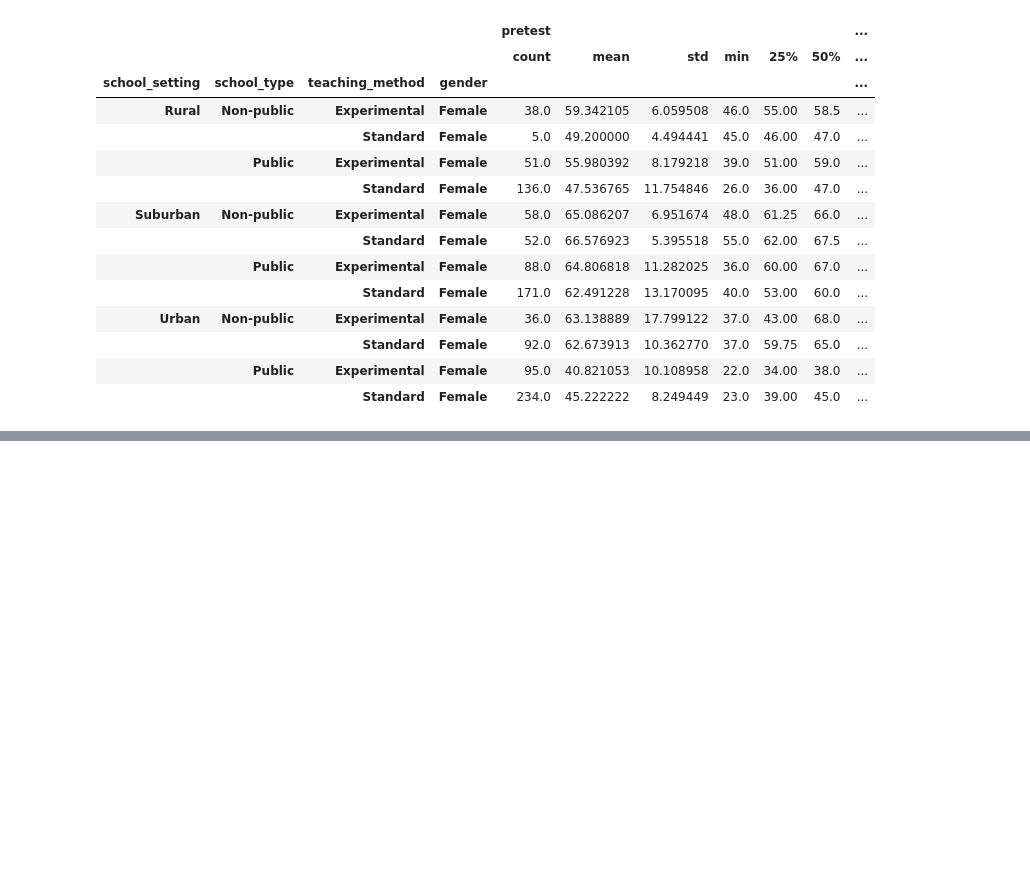
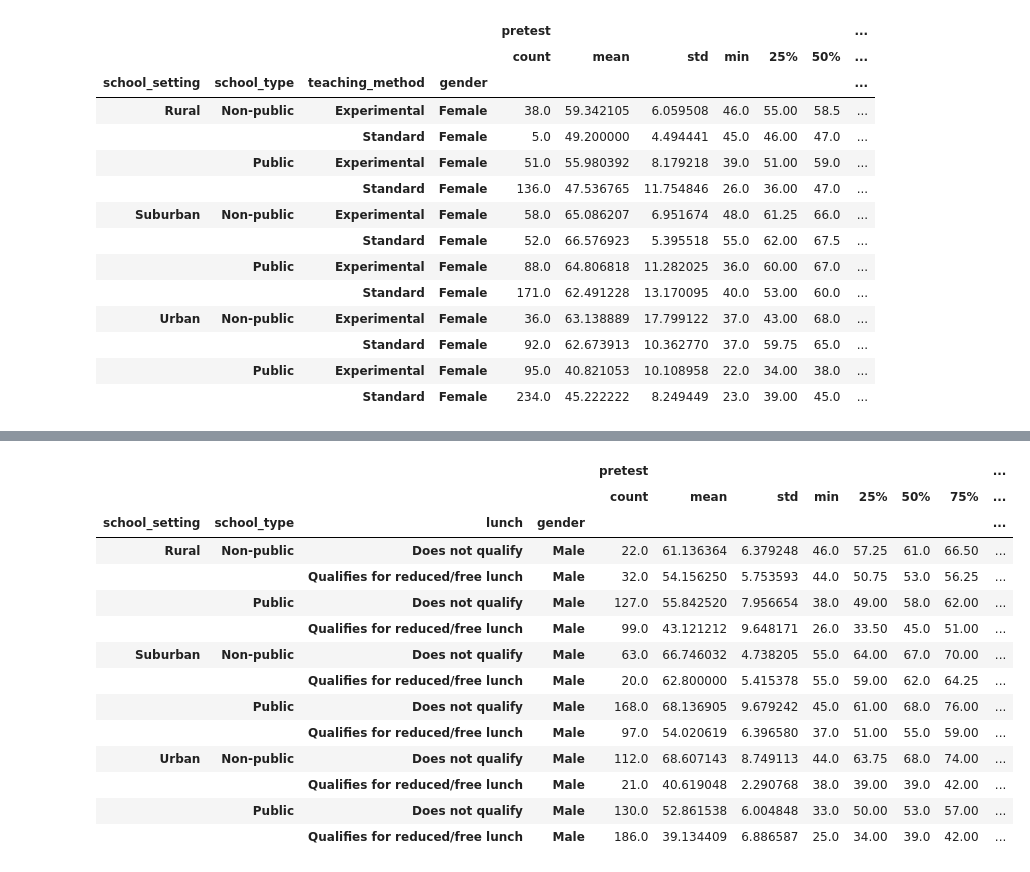
Before and after one commit to augusto-roct/ExportModel, a Jupyter notebook: src/models/kaggle/testScoresOfStudents/notebook/analisys.ipynb, the cells around one changed output, grey strips where cells are left out. Cells and saved outputs as stored; diff of their text form; code cells hidden in the pictures; blank space fills up the shorter version.

```diff
--- a/src/models/kaggle/testScoresOfStudents/notebook/analisys.ipynb
+++ b/src/models/kaggle/testScoresOfStudents/notebook/analisys.ipynb
@@ -141,0 +161,19 @@ dfSettingTypeMethodGender
+# %%
+dfSettingTypeLunchGender = df.drop('n_student', axis=1).groupby(['school_setting', 'school_type', 'lunch', 'gender']).describe().query("gender == 'Male'")
+dfSettingTypeLunchGender
+# %% [output]
+|  |  |  |  | pretest |  |  |  |  |  |  | ... |
+|  |  |  |  | count | mean | std | min | 25% | 50% | 75% | ... |
+| school_setting | school_type | lunch | gender |  |  |  |  |  |  |  | ... |
+| Rural | Non-public | Does not qualify | Male | 22.0 | 61.136364 | 6.379248 | 46.0 | 57.25 | 61.0 | 66.50 | ... |
+|  |  | Qualifies for reduced/free lunch | Male | 32.0 | 54.156250 | 5.753593 | 44.0 | 50.75 | 53.0 | 56.25 | ... |
+|  | Public | Does not qualify | Male | 127.0 | 55.842520 | 7.956654 | 38.0 | 49.00 | 58.0 | 62.00 | ... |
+|  |  | Qualifies for reduced/free lunch | Male | 99.0 | 43.121212 | 9.648171 | 26.0 | 33.50 | 45.0 | 51.00 | ... |
+| Suburban | Non-public | Does not qualify | Male | 63.0 | 66.746032 | 4.738205 | 55.0 | 64.00 | 67.0 | 70.00 | ... |
+|  |  | Qualifies for reduced/free lunch | Male | 20.0 | 62.800000 | 5.415378 | 55.0 | 59.00 | 62.0 | 64.25 | ... |
+|  | Public | Does not qualify | Male | 168.0 | 68.136905 | 9.679242 | 45.0 | 61.00 | 68.0 | 76.00 | ... |
+|  |  | Qualifies for reduced/free lunch | Male | 97.0 | 54.020619 | 6.396580 | 37.0 | 51.00 | 55.0 | 59.00 | ... |
+| Urban | Non-public | Does not qualify | Male | 112.0 | 68.607143 | 8.749113 | 44.0 | 63.75 | 68.0 | 74.00 | ... |
+|  |  | Qualifies for reduced/free lunch | Male | 21.0 | 40.619048 | 2.290768 | 38.0 | 39.00 | 39.0 | 42.00 | ... |
+|  | Public | Does not qualify | Male | 130.0 | 52.861538 | 6.004848 | 33.0 | 50.00 | 53.0 | 57.00 | ... |
+|  |  | Qualifies for reduced/free lunch | Male | 186.0 | 39.134409 | 6.886587 | 25.0 | 34.00 | 39.0 | 42.00 | ... |
```
Also changed, not shown: parts of 5 cells of this notebook.
